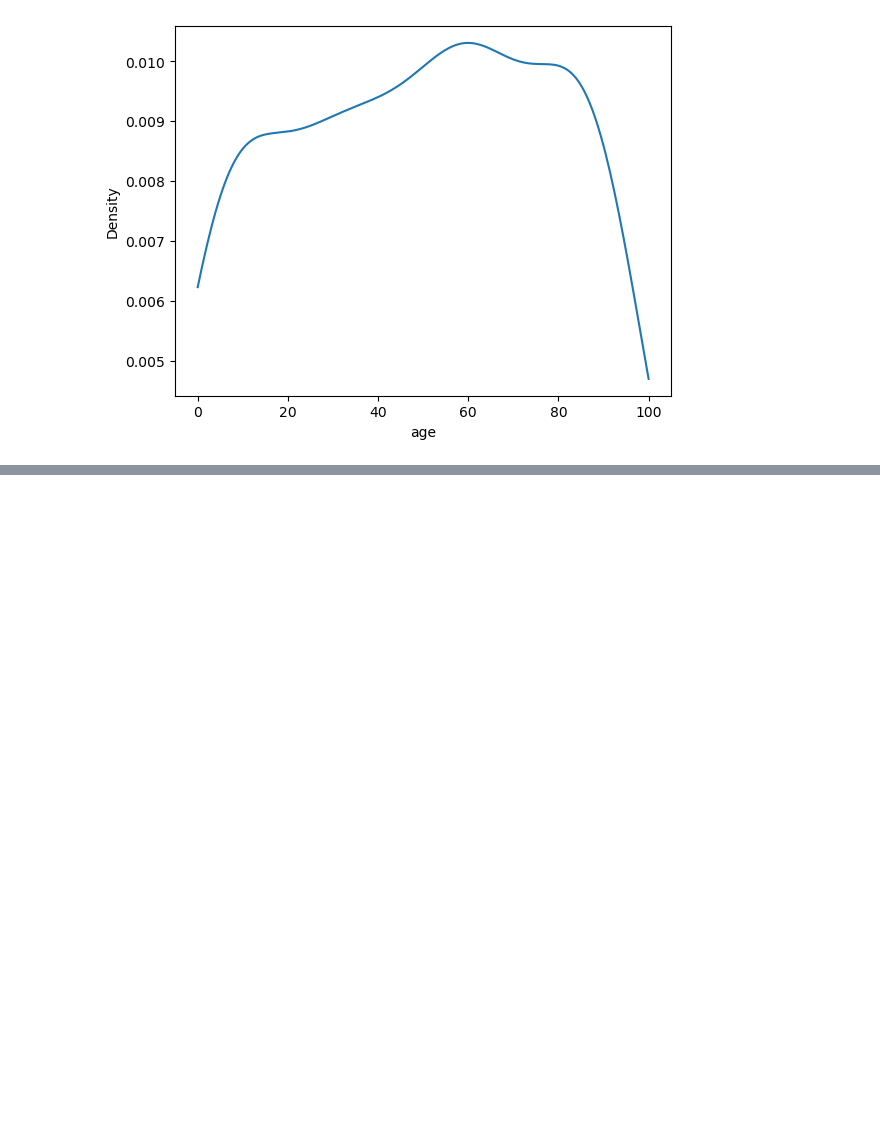
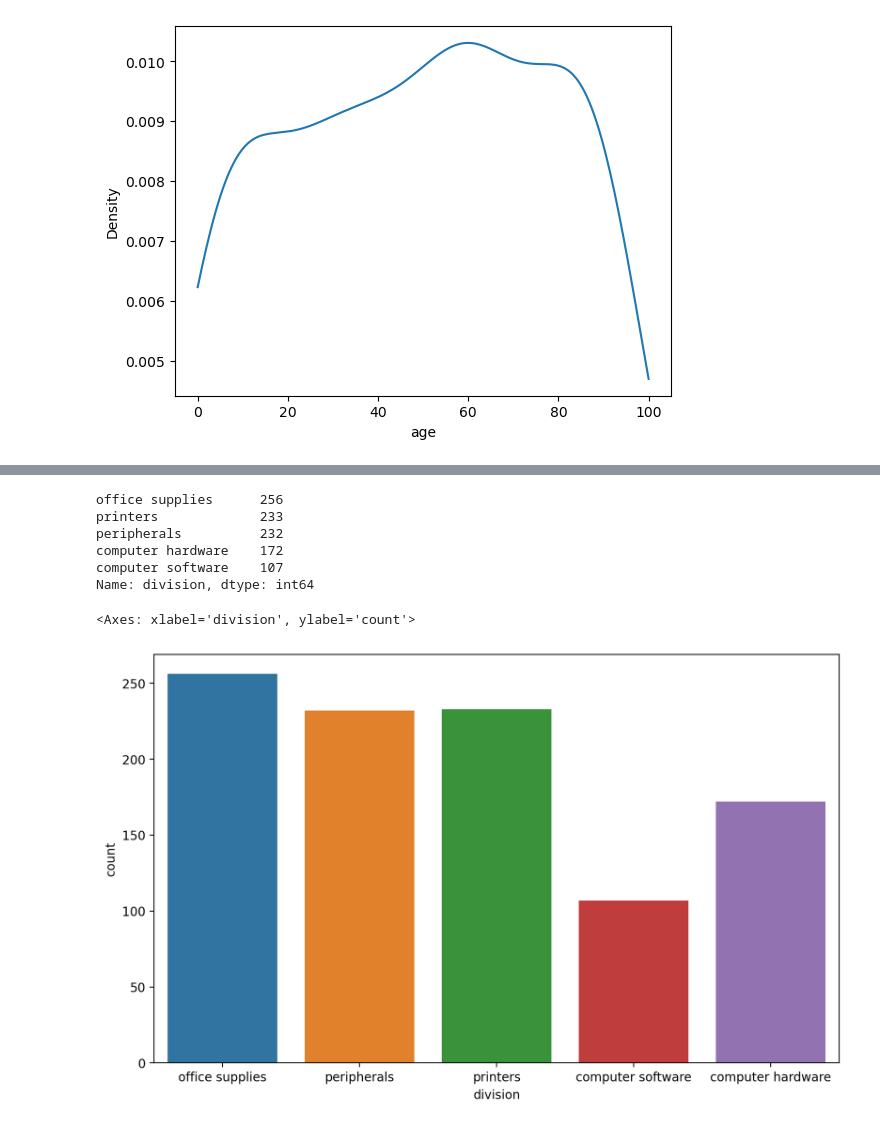
Before and after one commit to sandra-biology/Data-Analytics-A, a Jupyter notebook: Seaborn practice.ipynb, the cells around one changed output, grey strips where cells are left out. Cells and saved outputs as stored; diff of their text form; code cells hidden in the pictures; blank space fills up the shorter version.

```diff
--- a/Seaborn practice.ipynb
+++ b/Seaborn practice.ipynb
@@ -191,3 +191,8 @@ sns.kdeplot(data=sample_ages_df, x='age', clip=[0, 100])
 # %% [output]
 <Axes: xlabel='age', ylabel='Density'>
 [figure]
+# %%
+import pandas as pd
+
+office_sales_df = pd.read_csv(r'C:\\Users\\CICD STUDENT\\Desktop\\Data-Analytics-A\\Datasets\\dm_office_sales.csv')
+office_sales_df.head()
@@ -193,0 +206,18 @@ sns.kdeplot(data=sample_ages_df, x='age', clip=[0, 100])
+# %%
+office_sales_df['division'].value_counts()
+# %% [output]
+office supplies      256
+printers             233
+peripherals          232
+computer hardware    172
+computer software    107
+Name: division, dtype: int64
+# %%
+import matplotlib.pyplot as plt
+import seaborn as sns
+
+plt.figure(figsize=(10, 6), dpi=200)
+sns.countplot(x='division', data=office_sales_df)
+# %% [output]
+<Axes: xlabel='division', ylabel='count'>
+[figure, added]
```
Also changed, not shown: parts of 6 cells of this notebook.
